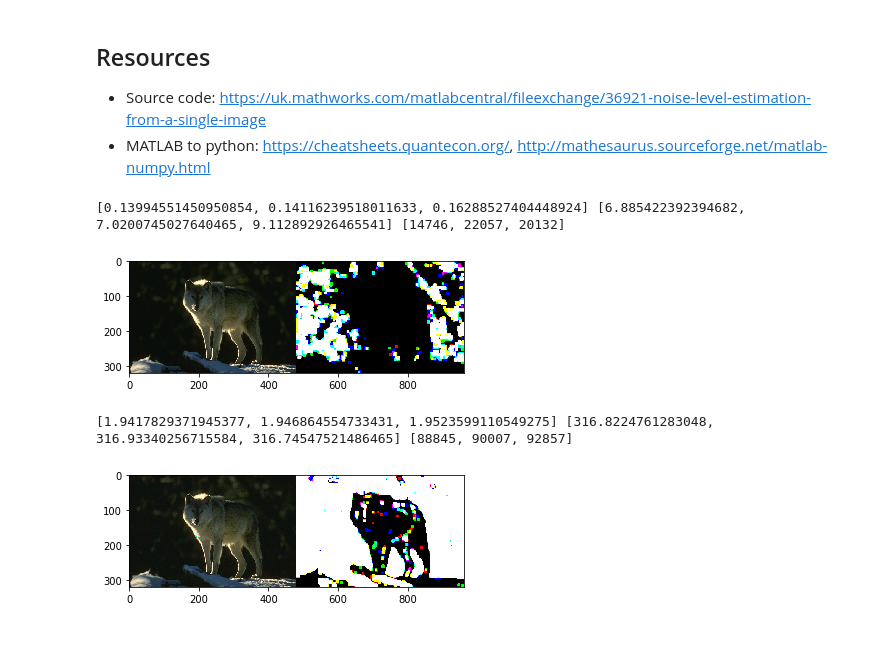
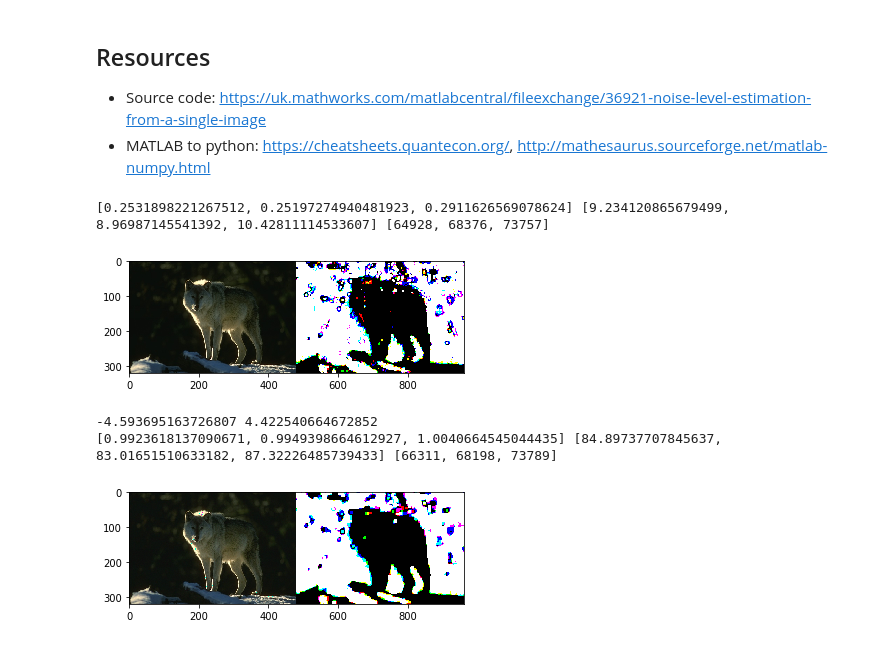
Before and after one commit to fortythreesam/FourthYearProject, a Jupyter notebook: Weak Texture Patches .ipynb, the cells around one changed output. Drawn from its saved outputs; the diff is of its cells as text; code cells hidden in the pictures.

```diff
--- a/Weak Texture Patches .ipynb
+++ b/Weak Texture Patches .ipynb
@@ -178,32 +179,34 @@ test_image = test_image[:,:,::-1]
 # %%
 def add_gaussian_noise(img):
     m = (0,0,0)
-    s = (2,2,2)
+    s = (1,1,1)
     noise = numpy.zeros(img.shape)
     cv.randn(noise,m,s)
+    print(noise.min(), noise.max())
     new_img = (img+noise)
     new_img = (new_img - new_img.min()) * (255/new_img.max())
     return new_img
 # %%
-nlevel, th, num = NoiseLevel(test_image)
+nlevel, th, num = NoiseLevel(test_image,4)
 print(nlevel, th, num)
-msk1 = weak_texture_mask(test_image, th , 7)
+msk1 = weak_texture_mask(test_image, th, 4 )
 disp1 = numpy.hstack((test_image,msk1.astype(numpy.uint8) * 255))
 plt.imshow(disp1)
 plt.show()
 
 noisy_image = add_gaussian_noise(test_image)
 nlevel, th, num = NoiseLevel(noisy_image)
 print(nlevel, th, num)
-msk2 = weak_texture_mask(noisy_image, th , 7)
+msk2 = weak_texture_mask(noisy_image, th )
 disp2 = numpy.hstack((noisy_image.astype(numpy.uint8),msk2.astype(numpy.uint8) * 255))
 plt.imshow(disp2)
 plt.show()
 # %% [output]
-[0.13994551450950854, 0.14116239518011633, 0.16288527404448924] [6.885422392394682, 7.0200745027640465, 9.112892926465541] [14746, 22057, 20132]
+[0.2531898221267512, 0.25197274940481923, 0.2911626569078624] [9.234120865679499, 8.96987145541392, 10.42811114533607] [64928, 68376, 73757]
-[figure, old version]
+[figure, new version]
-[1.9417829371945377, 1.946864554733431, 1.9523599110549275] [316.8224761283048, 316.93340256715584, 316.74547521486465] [88845, 90007, 92857]
+-4.593695163726807 4.422540664672852
+[0.9923618137090671, 0.9949398664612927, 1.0040664545044435] [84.89737707845637, 83.01651510633182, 87.32226485739433] [66311, 68198, 73789]
-[figure, old version]
+[figure, new version]
 # %%
 def evaluate_fitness(denoised_image, original_image, display_images=False):
 
```
Also changed, not shown: parts of 6 cells of this notebook.
